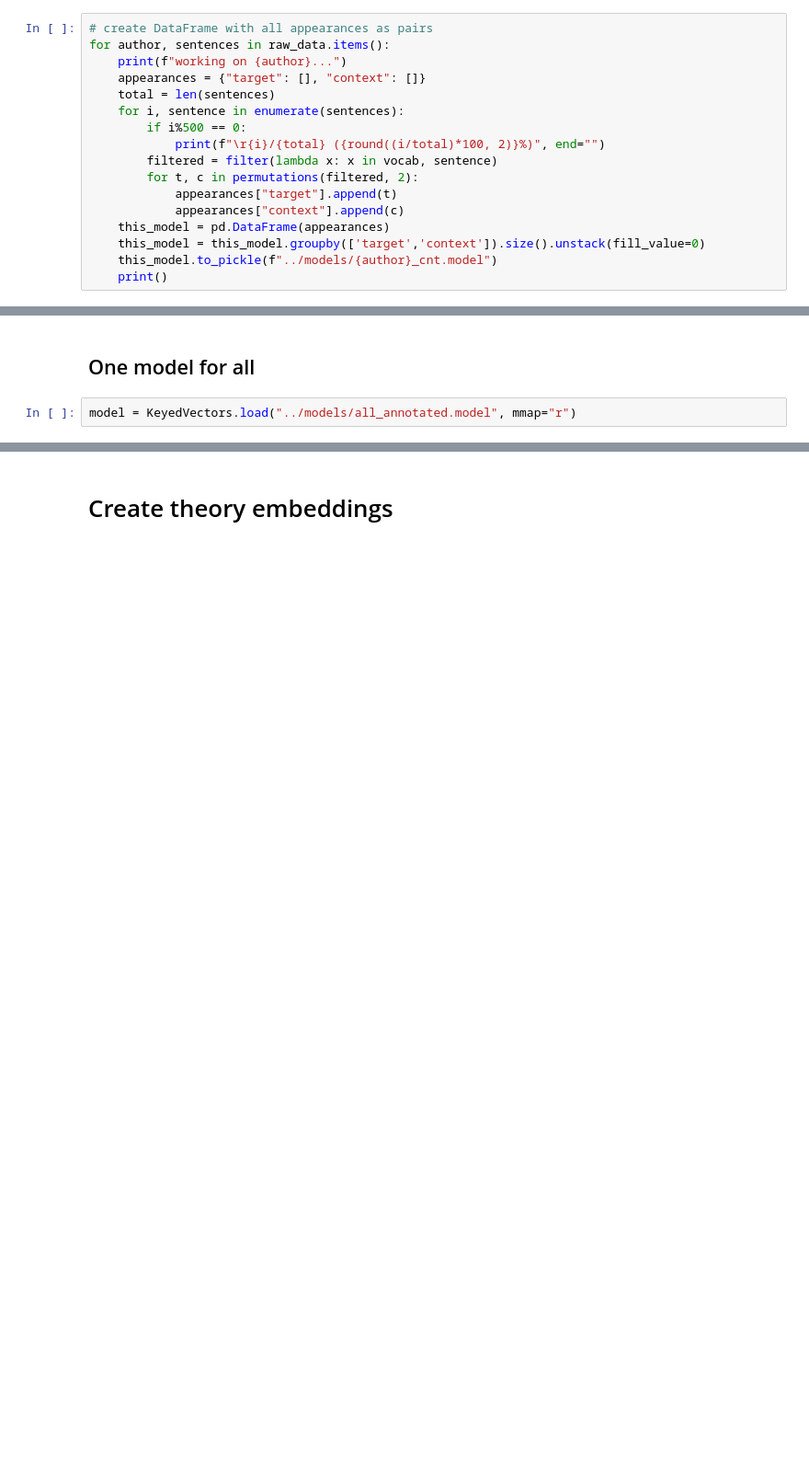
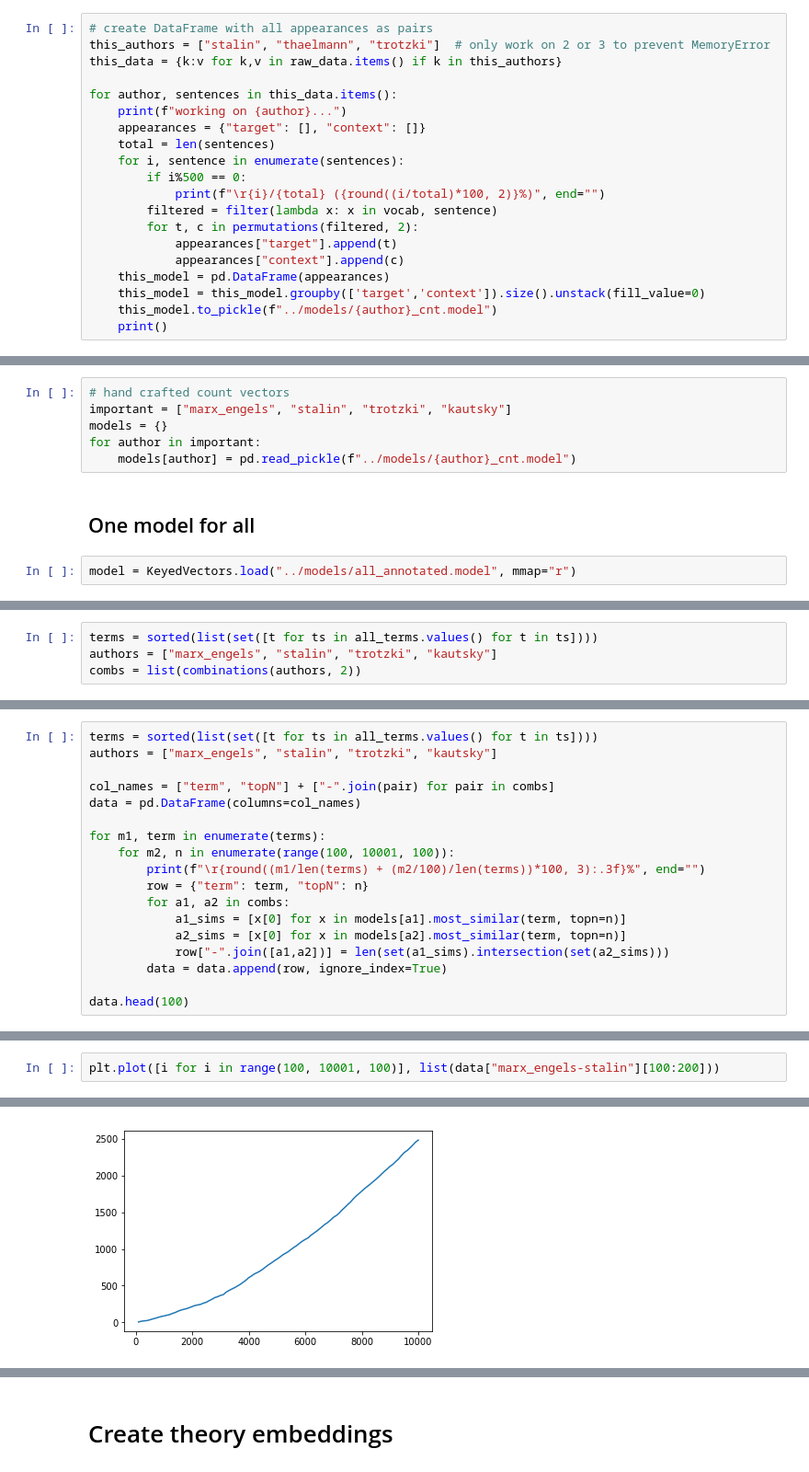
Before and after one commit to heinp/germarxcor, a Jupyter notebook: code/theory_embeddings.ipynb, the cells around one changed output, grey strips where cells are left out. Shown: that part at 92% size. Cells and saved outputs as stored; diff of their text form; blank space fills up the shorter version.

```diff
--- a/code/theory_embeddings.ipynb
+++ b/code/theory_embeddings.ipynb
@@ -113,6 +118,9 @@ len(vocab)
 # %%
 # create DataFrame with all appearances as pairs
-for author, sentences in raw_data.items():
+this_authors = ["stalin", "thaelmann", "trotzki"]  # only work on 2 or 3 to prevent MemoryError
+this_data = {k:v for k,v in raw_data.items() if k in this_authors}
+
+for author, sentences in this_data.items():
     print(f"working on {author}...")
     appearances = {"target": [], "context": []}
     total = len(sentences)
@@ -145,6 +152,12 @@ model = model.groupby(['actual','predicted']).size().unstack(fill_value=0)
 models = {}
 for author in authors:
     models[author] = KeyedVectors.load(f"../models/{author}_iter15.model", mmap="r")
+# %%
+# hand crafted count vectors
+important = ["marx_engels", "stalin", "trotzki", "kautsky"]
+models = {}
+for author in important:
+    models[author] = pd.read_pickle(f"../models/{author}_cnt.model")
 # %% [markdown]
 ## One model for all
 # %%
@@ -151,0 +167,4 @@ model = KeyedVectors.load("../models/all_annotated.model", mmap="r")
+# %%
+terms = sorted(list(set([t for ts in all_terms.values() for t in ts])))
+authors = ["marx_engels", "stalin", "trotzki", "kautsky"]
+combs = list(combinations(authors, 2))
@@ -151,0 +174,18 @@ model = KeyedVectors.load("../models/all_annotated.model", mmap="r")
+# %%
+terms = sorted(list(set([t for ts in all_terms.values() for t in ts])))
+authors = ["marx_engels", "stalin", "trotzki", "kautsky"]
+
+col_names = ["term", "topN"] + ["-".join(pair) for pair in combs]
+data = pd.DataFrame(columns=col_names)
+
+for m1, term in enumerate(terms):
+    for m2, n in enumerate(range(100, 10001, 100)):
+        print(f"\r{round((m1/len(terms) + (m2/100)/len(terms))*100, 3):.3f}%", end="")
+        row = {"term": term, "topN": n}
+        for a1, a2 in combs:
+            a1_sims = [x[0] for x in models[a1].most_similar(term, topn=n)]
+            a2_sims = [x[0] for x in models[a2].most_similar(term, topn=n)]
+            row["-".join([a1,a2])] = len(set(a1_sims).intersection(set(a2_sims)))
+        data = data.append(row, ignore_index=True)
+
+data.head(100)
@@ -151,0 +212,3 @@ model = KeyedVectors.load("../models/all_annotated.model", mmap="r")
+# %%
+plt.plot([i for i in range(100, 10001, 100)], list(data["marx_engels-stalin"][100:200]))
+# %% [output]
@@ -151,0 +216 @@ model = KeyedVectors.load("../models/all_annotated.model", mmap="r")
+[figure, added]
```
Also changed, not shown: parts of 14 cells of this notebook, 1 other file.
